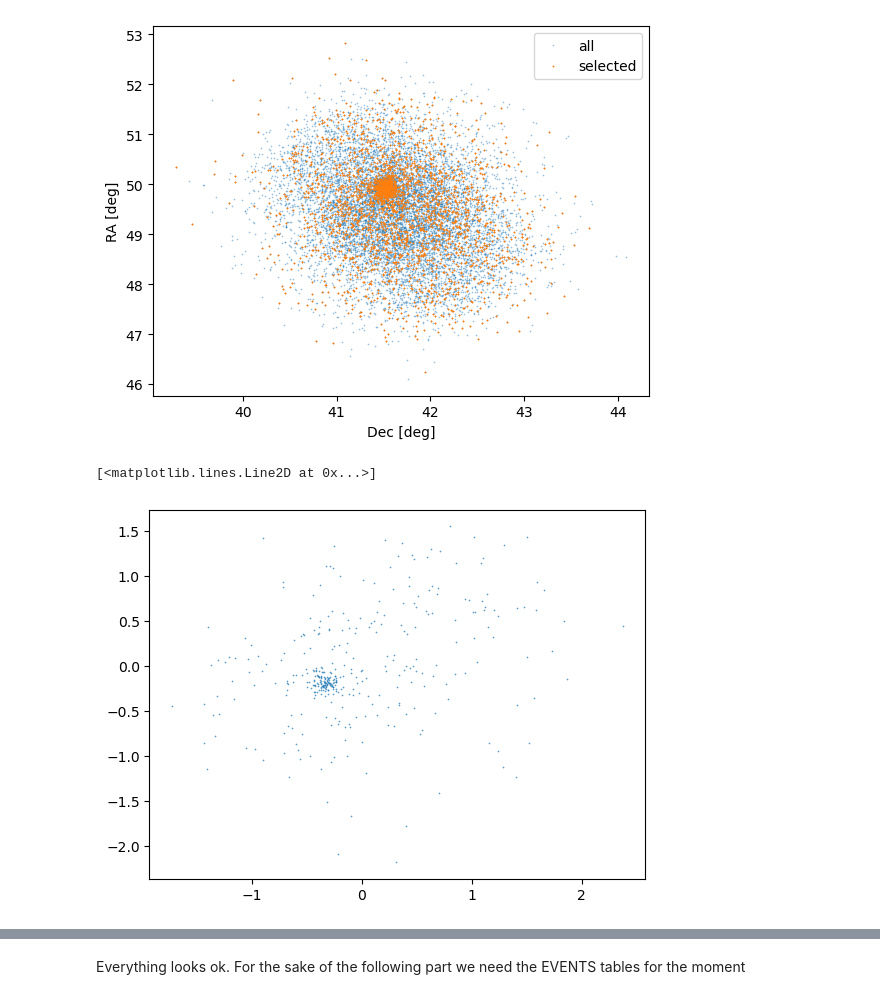
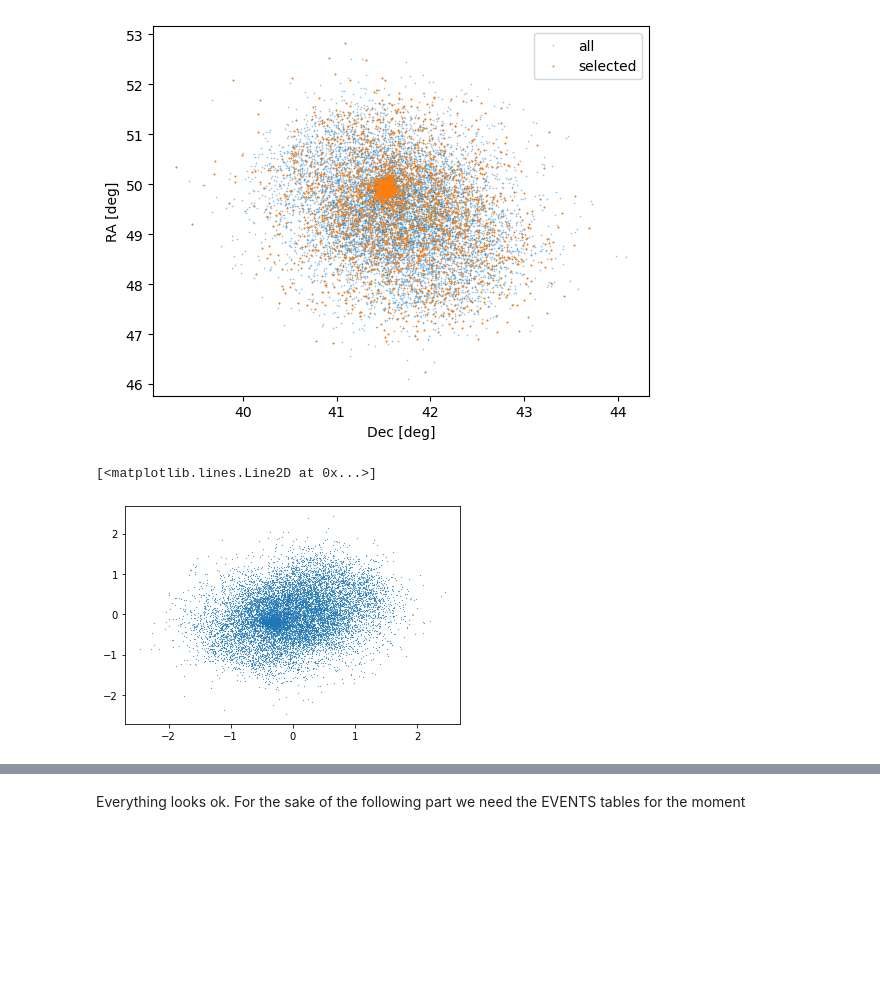
Before and after one commit to datacamp-astro/2022-arqus-bergen, a Jupyter notebook: hands_on/2_data_select_bin/data_selection_binning.ipynb, the cells around one changed output, grey strips where cells are left out. Drawn from its saved outputs; the diff is of its cells as text; code cells hidden in the pictures; blank space fills up the shorter version.

```diff
--- a/hands_on/2_data_select_bin/data_selection_binning.ipynb
+++ b/hands_on/2_data_select_bin/data_selection_binning.ipynb
@@ -70,8 +72,8 @@ obs-index.fits.gz     run_05029748_DL3.fits
 # %% [markdown]
 So we have two files (run): 05029747 and 05029748. Let's open one of them.
 # %%
-#fits_file = fits.open('../../data/data/crab_nebula/magic/run_05029747_DL3.fits')
-fits_file = fits.open('../../data/data/ngc1275/magic/20170101_05059487_DL3_NGC1275-W0.40+157.fits')
+#fits_file = fits.open('../../data/crab_nebula/magic/run_05029747_DL3.fits')
+fits_file = fits.open('../../data/ngc1275/magic/20170101_05059487_DL3_NGC1275-W0.40+157.fits')
 # %% [markdown]
 Let's check the header data unit (HDU) by calling `.info()`:
 # %%
@@ -215,10 +215,10 @@ plt.legend(loc="best")
 [figure]
 # %%
 # Direction of the events
-plt.plot(detx,dety,marker='s', markersize='0.2',linewidth='0')
+plt.plot(dx,dy,marker='s', markersize='0.2',linewidth='0')
 # %% [output]
 [<matplotlib.lines.Line2D at 0x...>]
-[figure, old version]
+[figure, new version]
 # %%
 plt.hist(g,bins=80,alpha=0.8)
 plt.hist(gsel,alpha=0.9)
```
Also changed, not shown: parts of 8 cells of this notebook.
